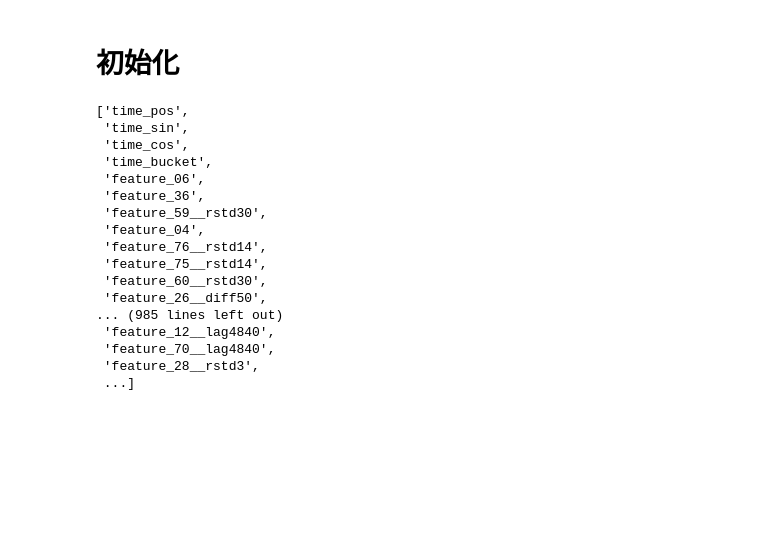
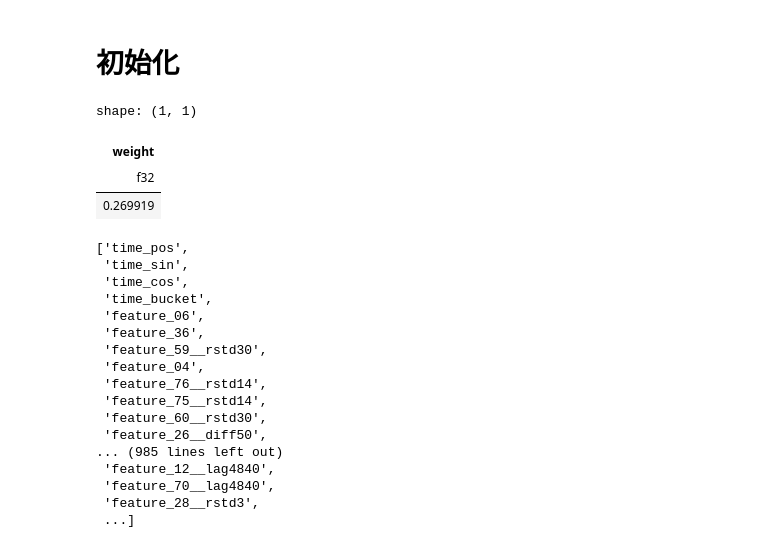
Before and after one commit to Jackson00Han/Jane-Street-Time-Series-Forecasting, a Jupyter notebook: temp.ipynb, the cells around one changed output. Drawn from its saved outputs; the diff is of its cells as text; code cells hidden in the pictures; blank space fills up the shorter version.

Commit message:
tft weight demo up

```diff
--- a/temp.ipynb
+++ b/temp.ipynb
@@ -78,9 +78,16 @@ for p in np_paths:
     paths.append("az://"+p)
 lb = pl.scan_parquet(paths, storage_options=storage_options)
 DATE_LO = int(1000)
-DATE_HI = int(1100)
+DATE_HI = int(1698)
 lb = lb.filter(pl.col("date_id").is_between(DATE_LO, DATE_HI, closed="both"))
 lb = lb.sort(KEYS)
+# %%
+lb.select(pl.col("weight").min()).collect()
+# %% [output]
+shape: (1, 1)
+| weight |
+| f32 |
+| 0.269919 |
 # %%
 with open("/mnt/data/js/exp/v1/reports/fi/features__fs__1300-1500__cv3-g7-r9__seed42__top1000__1758383260.txt") as f:
     features = f.read().splitlines()
```
Also changed, not shown: 25 other files.
